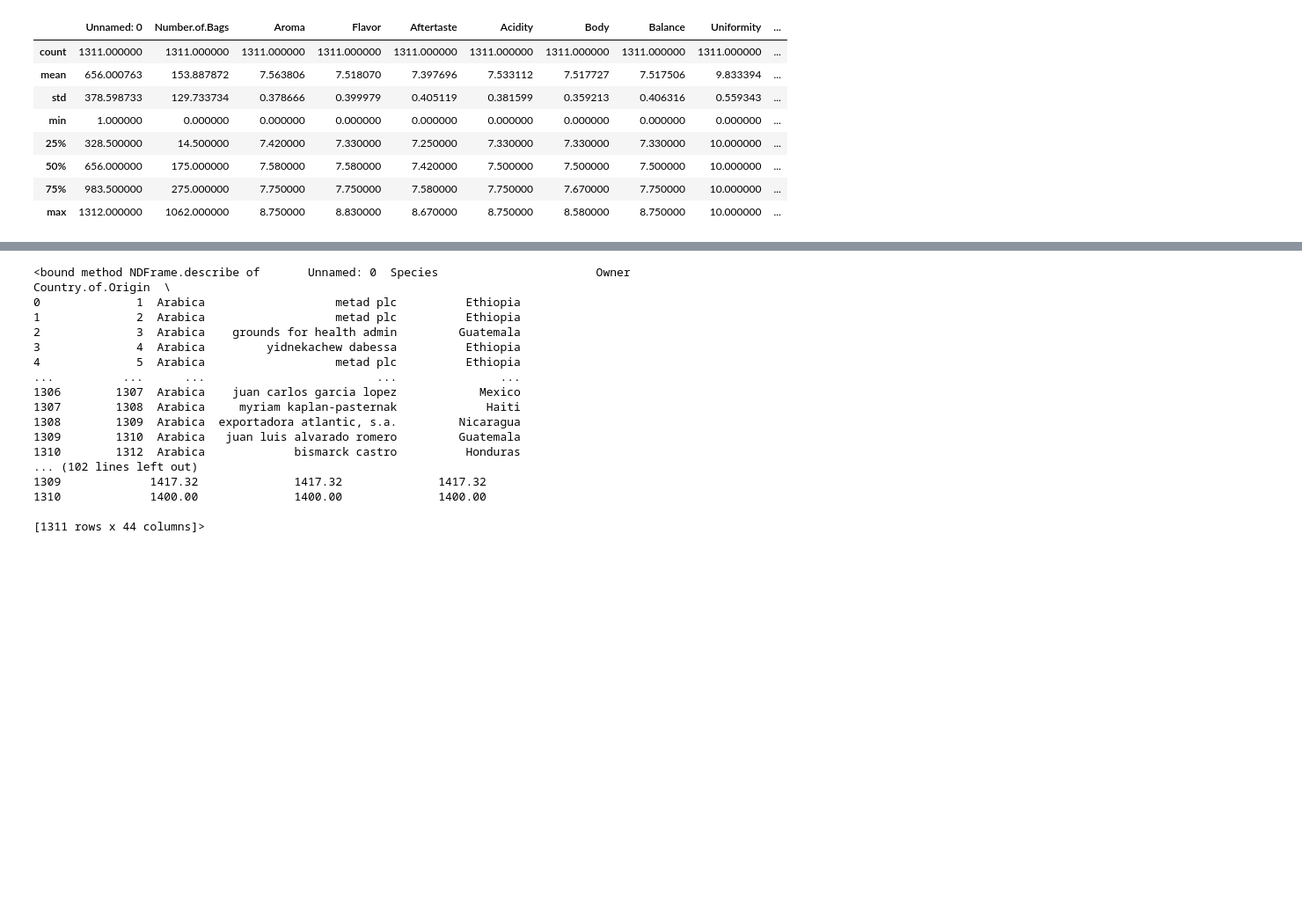
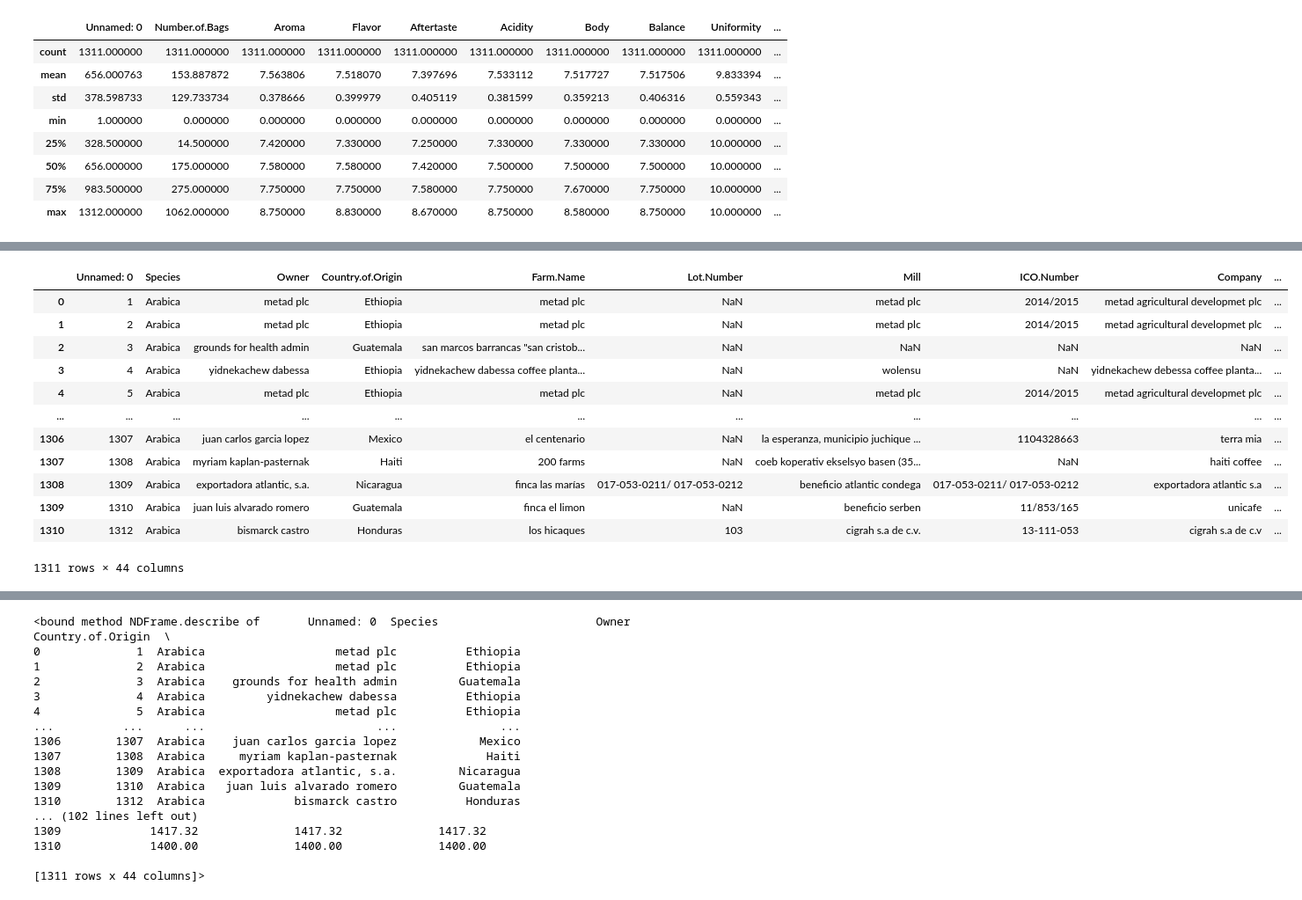
Before and after one commit to rhodyprog4ds/BrownFall21, a Jupyter notebook: _sources/notes/2021-09-22.ipynb, the cells around one changed output, grey strips where cells are left out. Shown at 88% size. Cells and saved outputs as stored; diff of their text form; code cells hidden in the pictures; blank space fills up the shorter version.

```diff
--- a/_sources/notes/2021-09-22.ipynb
+++ b/_sources/notes/2021-09-22.ipynb
@@ -30,0 +81,16 @@ coffee_df.describe()
+# %%
+coffee_df
+# %% [output]
+|  | Unnamed: 0 | Species | Owner | Country.of.Origin | Farm.Name | Lot.Number | Mill | ICO.Number | Company | ... |
+| 0 | 1 | Arabica | metad plc | Ethiopia | metad plc | NaN | metad plc | 2014/2015 | metad agricultural developmet plc | ... |
+| 1 | 2 | Arabica | metad plc | Ethiopia | metad plc | NaN | metad plc | 2014/2015 | metad agricultural developmet plc | ... |
+| 2 | 3 | Arabica | grounds for health admin | Guatemala | san marcos barrancas "san cristob... | NaN | NaN | NaN | NaN | ... |
+| 3 | 4 | Arabica | yidnekachew dabessa | Ethiopia | yidnekachew dabessa coffee planta... | NaN | wolensu | NaN | yidnekachew debessa coffee planta... | ... |
+| 4 | 5 | Arabica | metad plc | Ethiopia | metad plc | NaN | metad plc | 2014/2015 | metad agricultural developmet plc | ... |
+| ... | ... | ... | ... | ... | ... | ... | ... | ... | ... | ... |
+| 1306 | 1307 | Arabica | juan carlos garcia lopez | Mexico | el centenario | NaN | la esperanza, municipio juchique ... | 1104328663 | terra mia | ... |
+| 1307 | 1308 | Arabica | myriam kaplan-pasternak | Haiti | 200 farms | NaN | coeb koperativ ekselsyo basen (35... | NaN | haiti coffee | ... |
+| 1308 | 1309 | Arabica | exportadora atlantic, s.a. | Nicaragua | finca las marías | 017-053-0211/ 017-053-0212 | beneficio atlantic condega | 017-053-0211/ 017-053-0212 | exportadora atlantic s.a | ... |
+| 1309 | 1310 | Arabica | juan luis alvarado romero | Guatemala | finca el limon | NaN | beneficio serben | 11/853/165 | unicafe | ... |
+| 1310 | 1312 | Arabica | bismarck castro | Honduras | los hicaques | 103 | cigrah s.a de c.v. | 13-111-053 | cigrah s.a de c.v | ... |
+1311 rows × 44 columns
```
Also changed, not shown: parts of 44 cells of this notebook, 36 other files.
